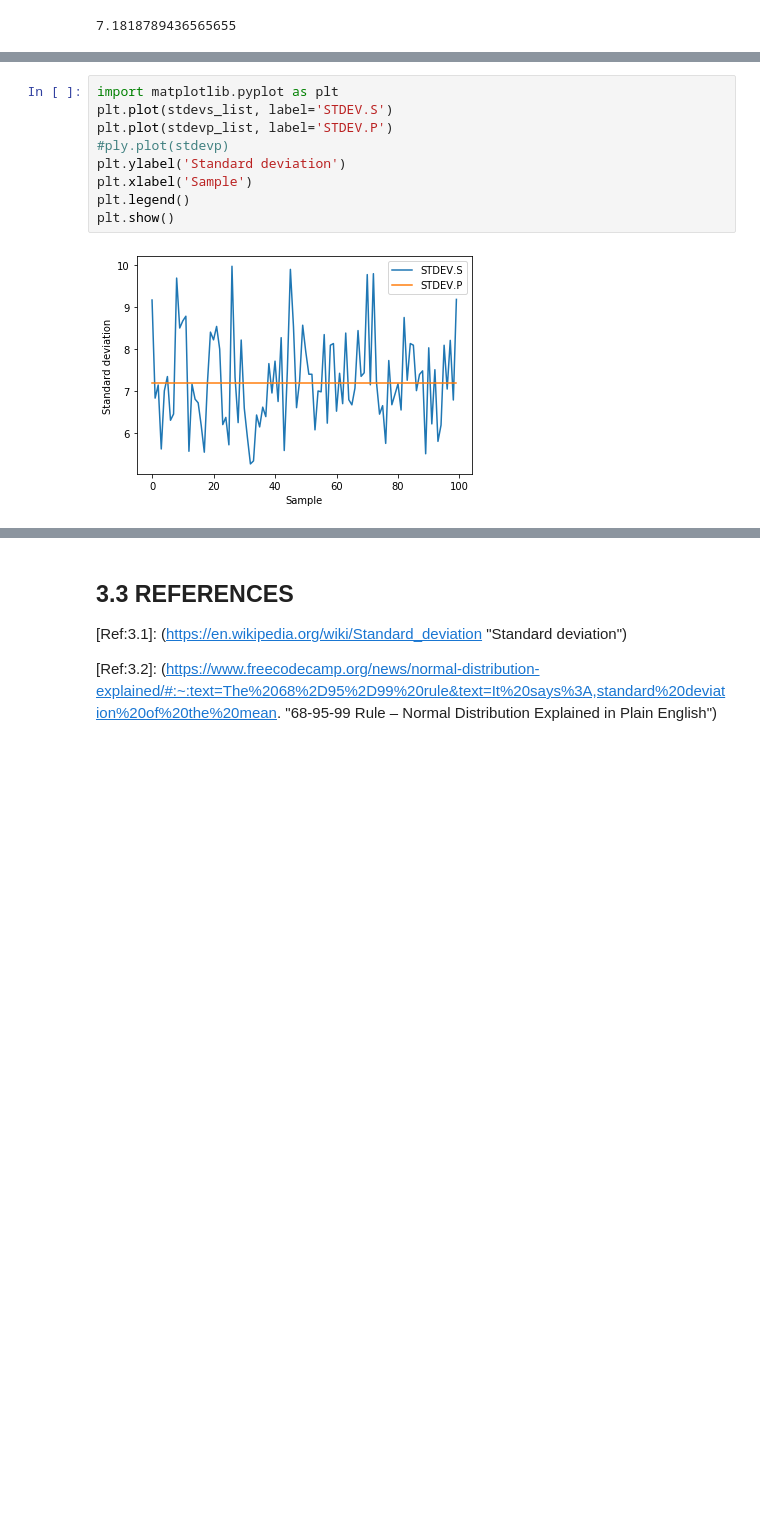
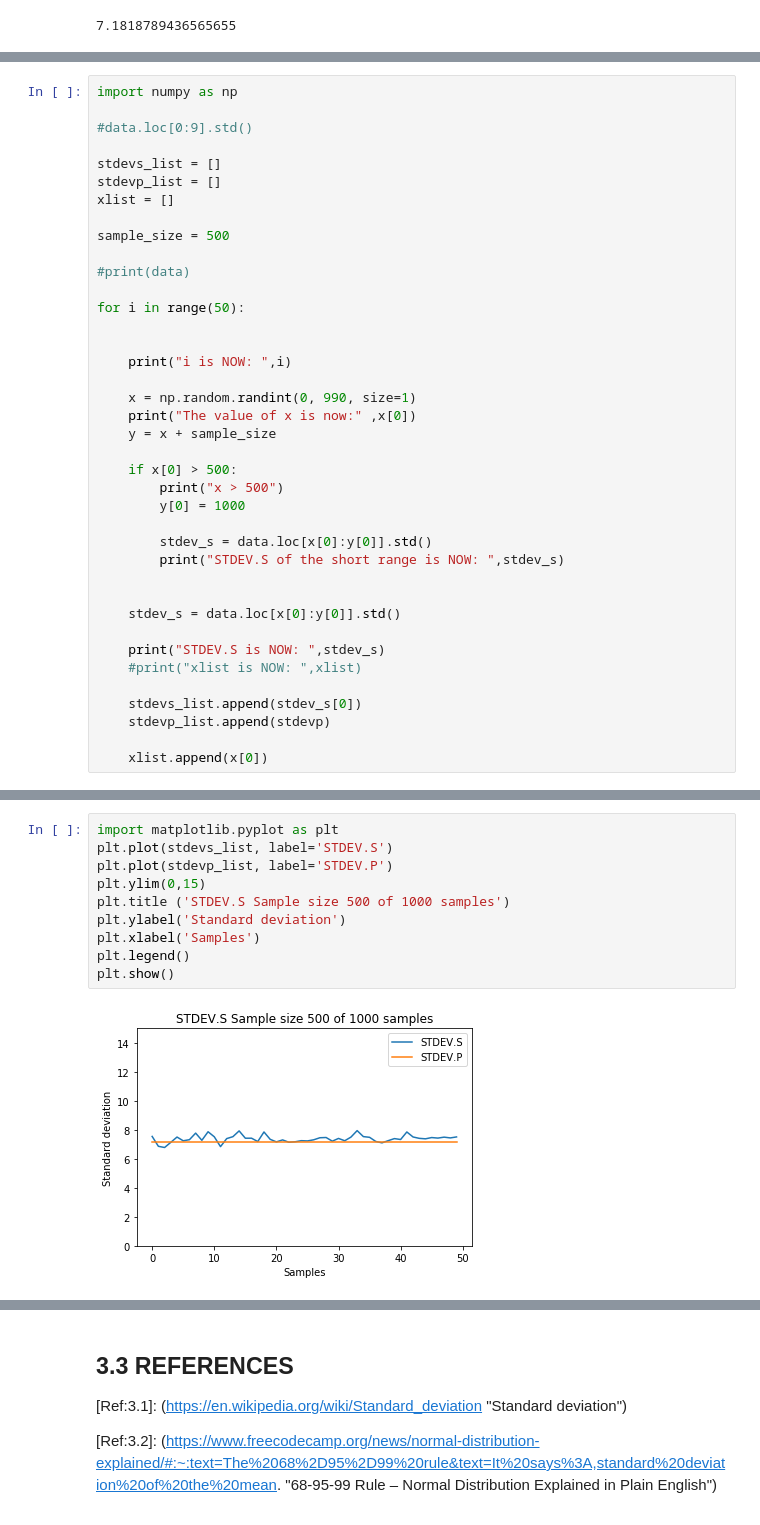
Before and after one commit to moranneil/MACHINE_LEARNING_AND_STATISTICS_TASKS, a Jupyter notebook: Machine Learning and Statistics Tasks 2020.ipynb, the cells around one changed output, grey strips where cells are left out. Drawn from its saved outputs; the diff is of its cells as text; blank space fills up the shorter version.

```diff
--- a/Machine Learning and Statistics Tasks 2020.ipynb
+++ b/Machine Learning and Statistics Tasks 2020.ipynb
@@ -769,0 +765,39 @@ The stdev.s list is  [9.163905618811022, 6.828705308510259, 7.1411125917197955,
+# %%
+import numpy as np
+
+#data.loc[0:9].std()
+
+stdevs_list = []
+stdevp_list = []
+xlist = []
+
+sample_size = 500
+
+#print(data)
+
+for i in range(50):
+
+
+    print("i is NOW: ",i)
+
+    x = np.random.randint(0, 990, size=1)
+    print("The value of x is now:" ,x[0])
+    y = x + sample_size
+
+    if x[0] > 500:
+        print("x > 500")
+        y[0] = 1000
+
+        stdev_s = data.loc[x[0]:y[0]].std()
+        print("STDEV.S of the short range is NOW: ",stdev_s)
+
+
+    stdev_s = data.loc[x[0]:y[0]].std()
+
+    print("STDEV.S is NOW: ",stdev_s)
+    #print("xlist is NOW: ",xlist)
+
+    stdevs_list.append(stdev_s[0])
+    stdevp_list.append(stdevp)
+
+    xlist.append(x[0])
@@ -770,11 +822,12 @@ The stdev.s list is  [9.163905618811022, 6.828705308510259, 7.1411125917197955,
 # %%
 import matplotlib.pyplot as plt
 plt.plot(stdevs_list, label='STDEV.S')
 plt.plot(stdevp_list, label='STDEV.P')
-#ply.plot(stdevp)
+plt.ylim(0,15)
+plt.title ('STDEV.S Sample size 500 of 1000 samples')
 plt.ylabel('Standard deviation')
-plt.xlabel('Sample')
+plt.xlabel('Samples')
 plt.legend()
 plt.show()
 # %% [output]
-[figure, old version]
+[figure, new version]
```
Also changed, not shown: parts of 12 cells of this notebook.
